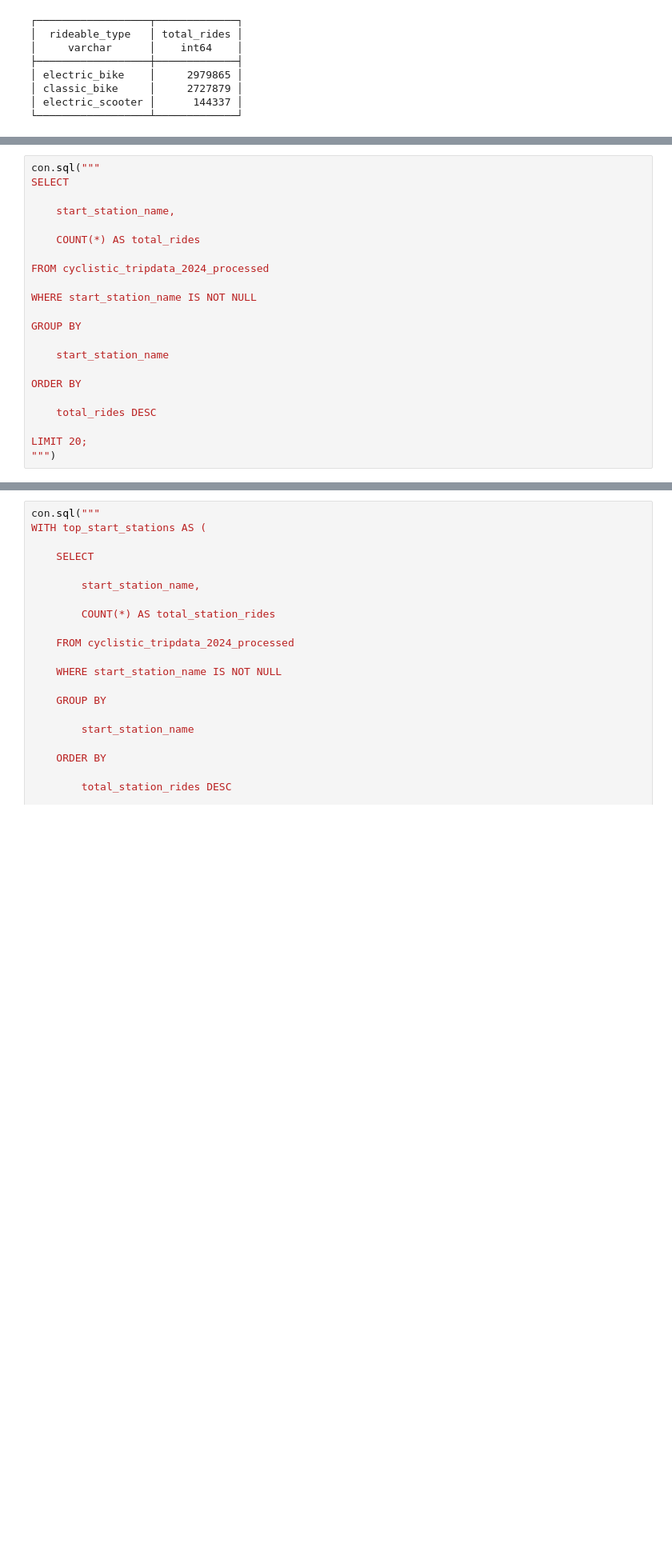
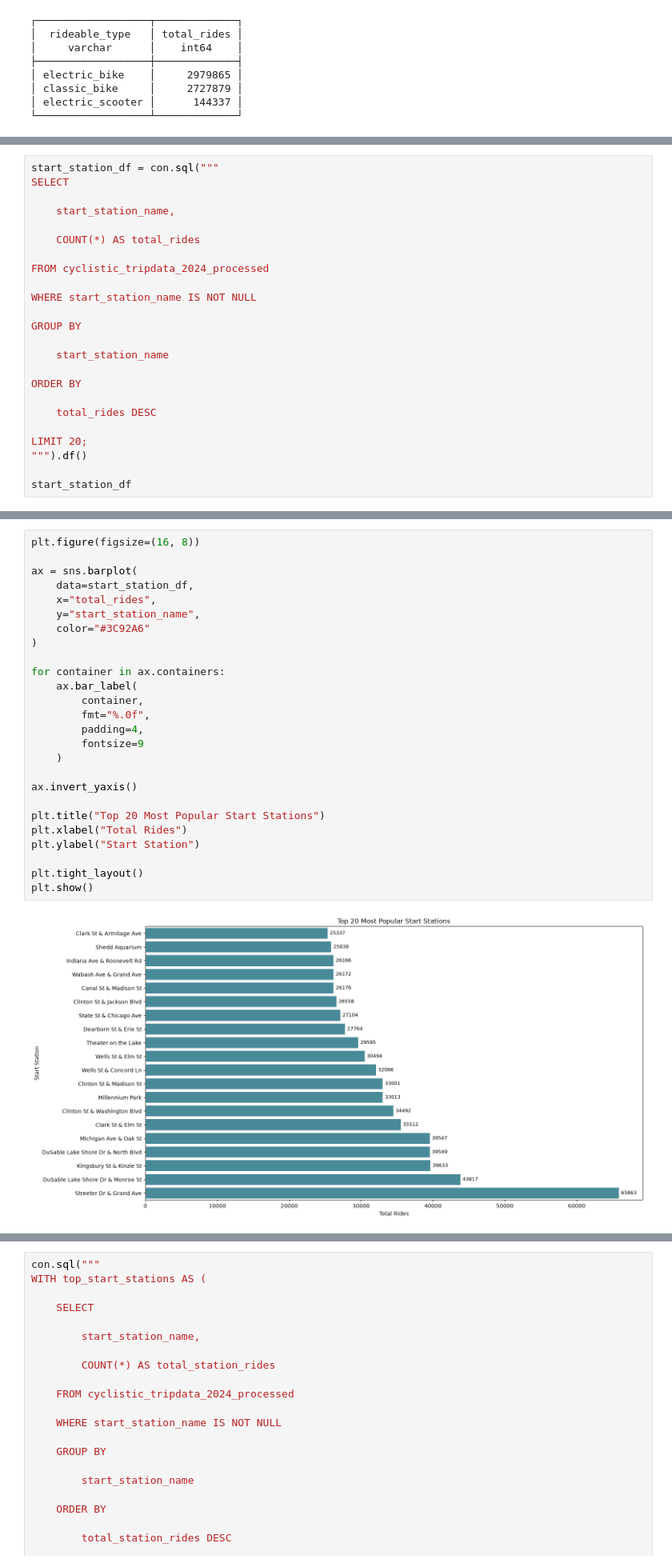
Before and after one commit to Cyberoctane29/Cyclistic-Bike-Share--Analyzing-Rider-Behavior, a Jupyter notebook: Cyclistic_Bike_Share_Member_vs_Casual_Rider_Behavior_Analysis.ipynb, the cells around one changed output, grey strips where cells are left out. Shown at 80% size. Drawn from its saved outputs; the diff is of its cells as text; blank space fills up the shorter version.

```diff
--- a/Cyclistic_Bike_Share_Member_vs_Casual_Rider_Behavior_Analysis.ipynb
+++ b/Cyclistic_Bike_Share_Member_vs_Casual_Rider_Behavior_Analysis.ipynb
@@ -3720,5 +3914,5 @@ ORDER BY
 # %%
-con.sql("""
+start_station_df = con.sql("""
 SELECT
 
     start_station_name,
@@ -3738,5 +3932,7 @@ ORDER BY
     total_rides DESC
 
 LIMIT 20;
-""")
+""").df()
+
+start_station_df
 # %% [output]
@@ -3759,0 +3956,28 @@ LIMIT 20;
+# %%
+plt.figure(figsize=(16, 8))
+
+ax = sns.barplot(
+    data=start_station_df,
+    x="total_rides",
+    y="start_station_name",
+    color="#3C92A6"
+)
+
+for container in ax.containers:
+    ax.bar_label(
+        container,
+        fmt="%.0f",
+        padding=4,
+        fontsize=9
+    )
+
+ax.invert_yaxis()
+
+plt.title("Top 20 Most Popular Start Stations")
+plt.xlabel("Total Rides")
+plt.ylabel("Start Station")
+
+plt.tight_layout()
+plt.show()
+# %% [output]
+[figure, added]
```
Also changed, not shown: parts of 103 cells of this notebook.
